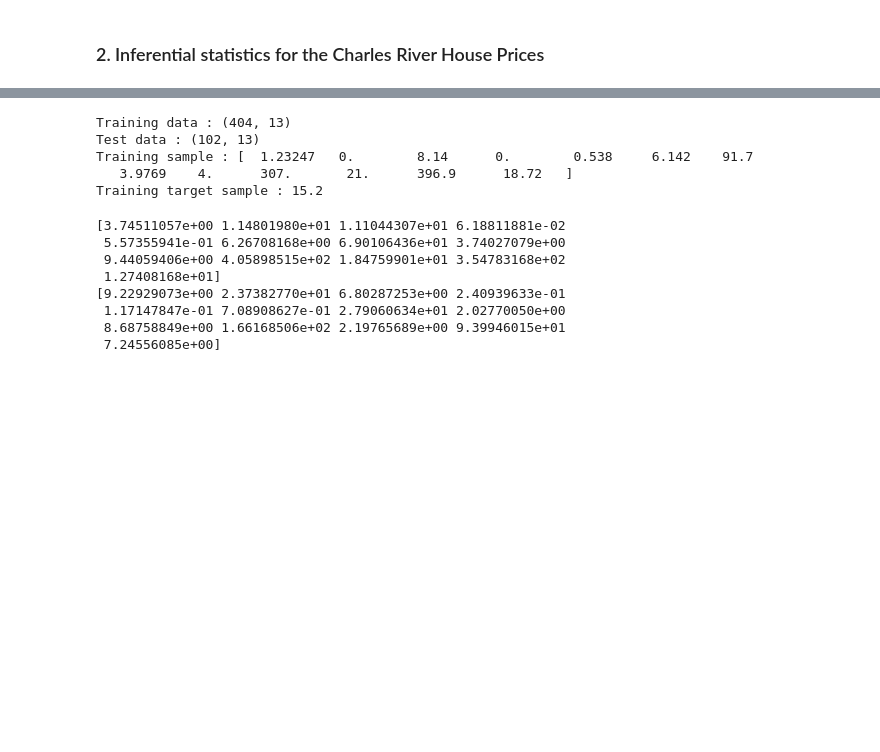
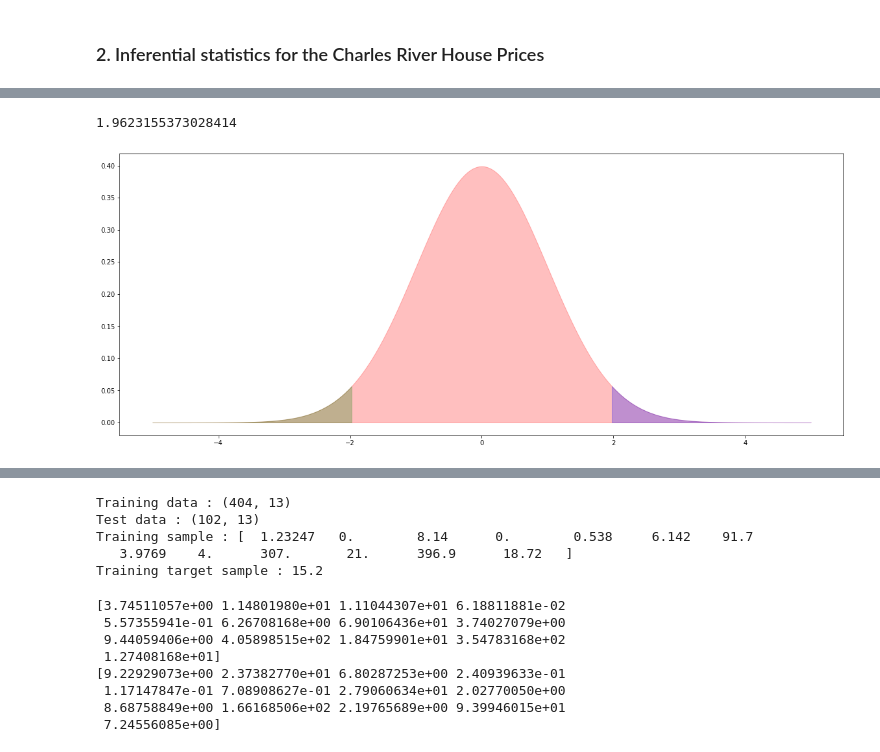
Before and after one commit to Luisa-T/MachineLearningAssessment, a Jupyter notebook: Machine Learning and Statistics Assessment Luisa Timothy.ipynb, the cells around one changed output, grey strips where cells are left out. Cells and saved outputs as stored; diff of their text form; code cells hidden in the pictures; blank space fills up the shorter version.

```diff
--- a/Machine Learning and Statistics Assessment Luisa Timothy.ipynb
+++ b/Machine Learning and Statistics Assessment Luisa Timothy.ipynb
@@ -245 +241,30 @@ Standard deviation of prices: $9.188011545278206
+# %%
+# increasing the size of the figure
+fig = plt.subplots(figsize=(20,8),facecolor='w', edgecolor='k')
+# x values for plotting
+x = np.linspace(-5.0, 5.0, 550)
+
+# The pdf for the t-distribution
+# The number of degrees of freedom s (nA + nB -2)
+pdf = stats.t.pdf(x, (CR + oB - 2.0))
+
+# Use x and pdf to create a dataframe
+df = pd.DataFrame({'x': x, 'y': pdf})
+
+# Plot the overall distribution
+plt.fill_between(df['x'], df['y'], color="r", alpha=0.25)
+
+# Plot the values which are more extreme than our |t|
+crit = np.abs(stats.t.ppf(0.975, CR + oB - 2.0))
+tail1 = df[df['x'] >= crit]
+tail2 = df[df['x'] <= - crit]
+plt.fill_between(tail1['x'], tail1['y'], color='b', alpha=0.25)
+plt.fill_between(tail2['x'], tail2['y'], color='g', alpha=0.25)
+
+print(crit)
+
+plt.show()
+# %% [output]
+1.9623155373028414
+[figure, added]
 # %% [markdown]
```
Also changed, not shown: parts of 15 cells of this notebook.
